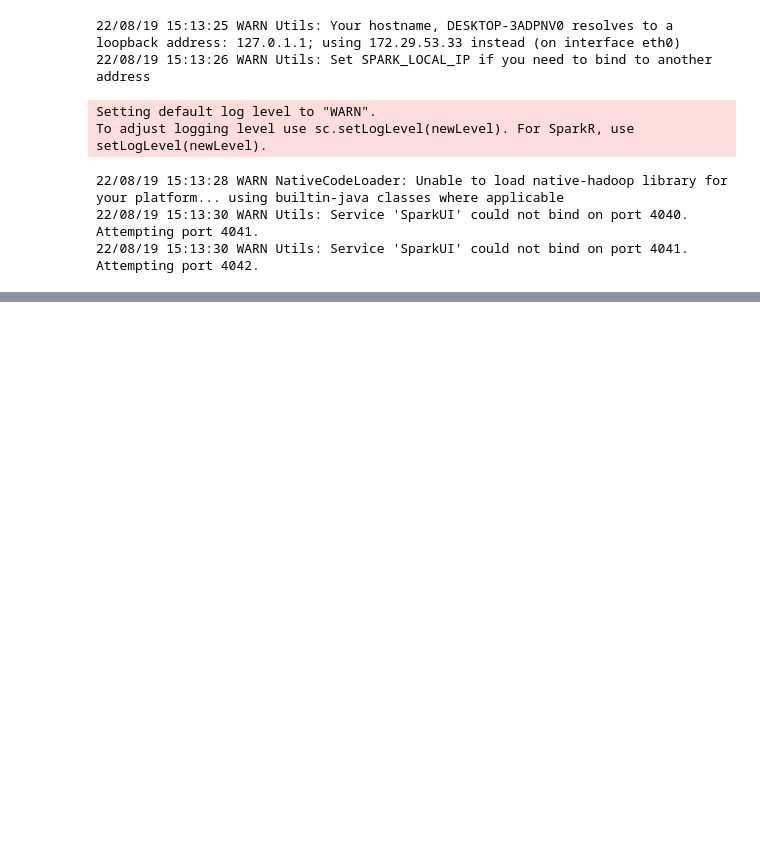
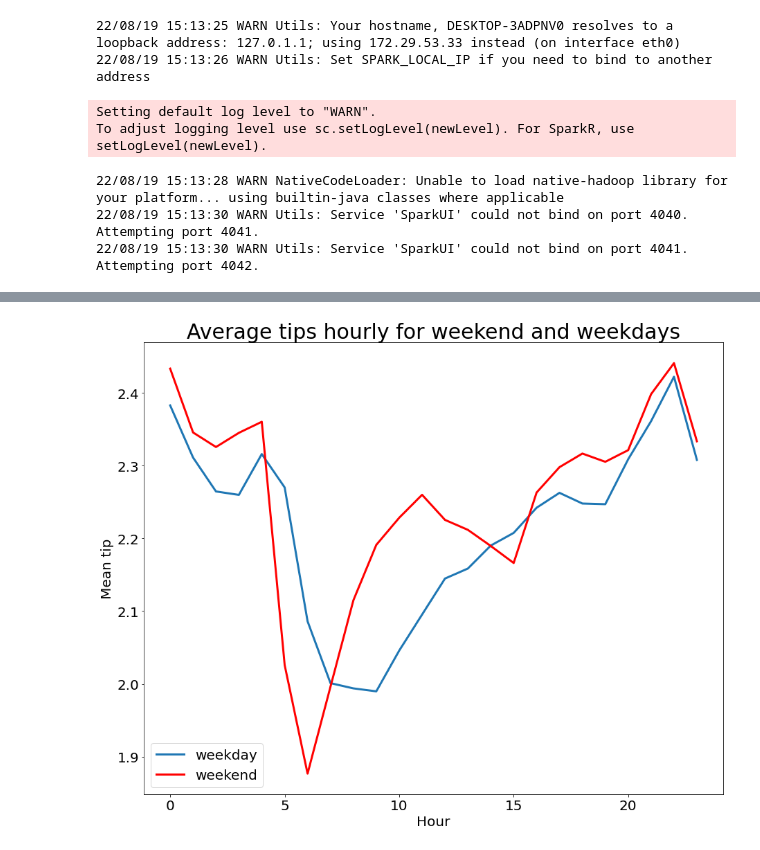
Before and after one commit to MAST30034-Applied-Data-Science/mast30034-project-1-dustintano10, a Jupyter notebook: notebooks/Analysis.ipynb, the cells around one changed output, grey strips where cells are left out. Cells and saved outputs as stored; diff of their text form; code cells hidden in the pictures; blank space fills up the shorter version.

```diff
--- a/notebooks/Analysis.ipynb
+++ b/notebooks/Analysis.ipynb
@@ -78,0 +100,26 @@ figure_correlation.savefig('../../mast30034-project-1-dustintano10/plots/correla
+# %%
+plt.figure(figsize=(15, 12))
+
+
+plt.plot(aggregate_weekday.hour, aggregate_weekday.mean_tip, label='weekday',
+         linewidth=3)
+plt.plot(aggregate_weekend.hour, aggregate_weekend.mean_tip, color='red',
+         label='weekend', linewidth=3)
+
+plt.title('Average tips hourly for weekend and weekdays', fontsize=30)
+
+plt.xlabel('Hour', fontsize=20)
+
+plt.ylabel('Mean tip', fontsize=20)
+
+plt.xticks(fontsize = 20)
+
+plt.yticks(fontsize = 20)
+
+plt.legend(fontsize = 20)
+
+plt.savefig('../../mast30034-project-1-dustintano10/plots/time_series_plot_weekday_weekend.jpeg')
+
+plt.show()
+# %% [output]
+[figure, added]
```
Also changed, not shown: parts of 12 cells of this notebook, 5 other files.
